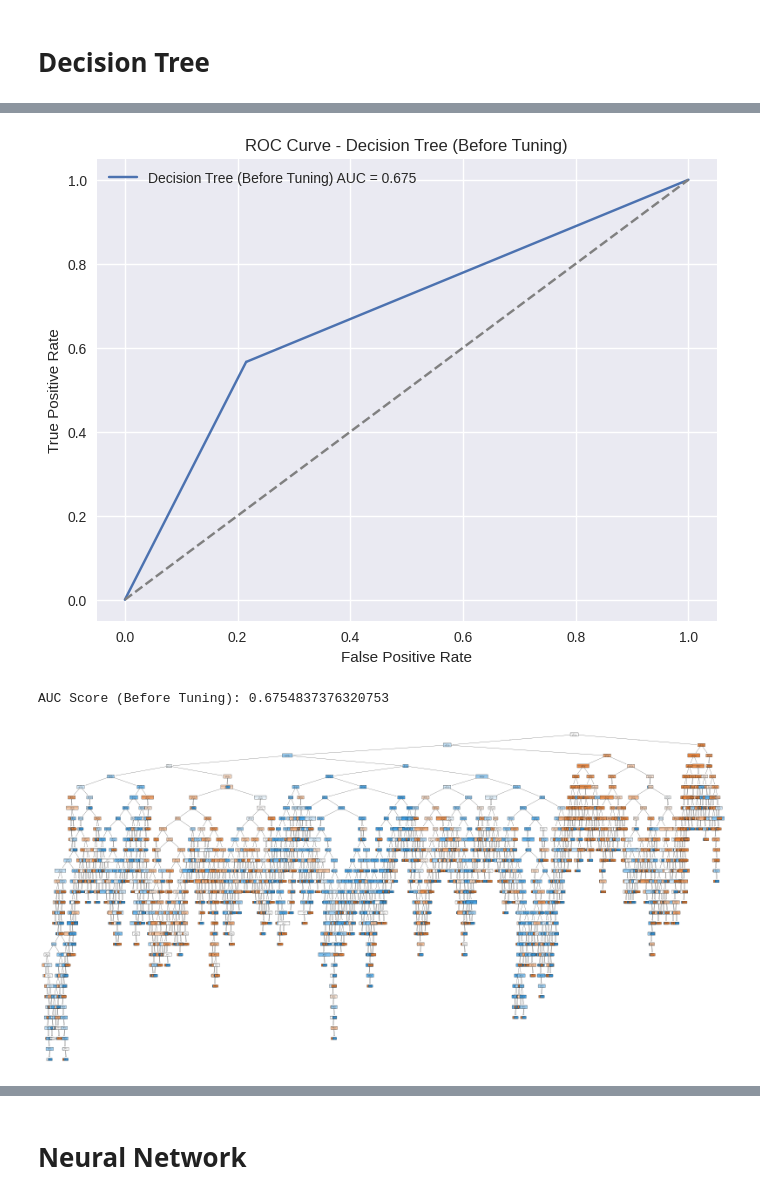
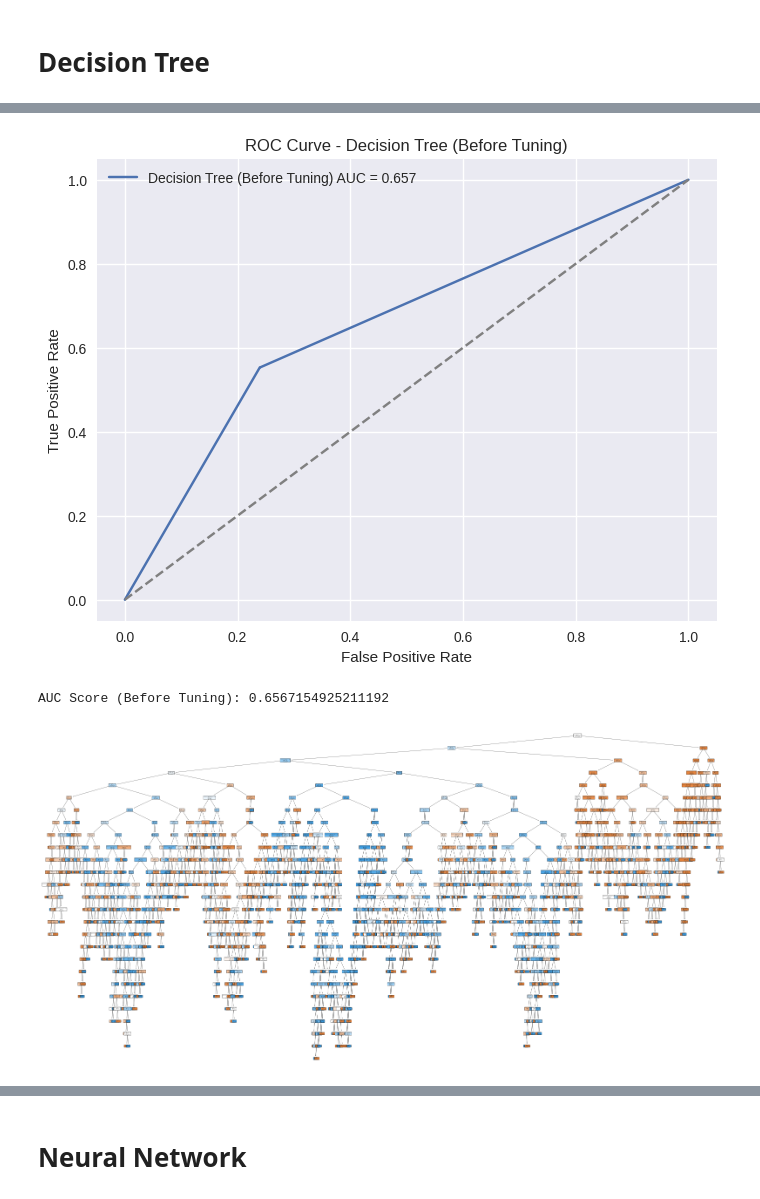
Before and after one commit to vicha1234/TelcoChurnPrediction, a Jupyter notebook: 2425610.ipynb, the cells around one changed output, grey strips where cells are left out. Drawn from its saved outputs; the diff is of its cells as text; code cells hidden in the pictures.

```diff
--- a/2425610.ipynb
+++ b/2425610.ipynb
@@ -425,6 +418,8 @@ MonthlyCharges      0
 TotalCharges        0
 Churn               0
 dtype: int64
+# %%
+df['Churn'] = df['Churn'].replace({'Yes': 1, 'No': 0})
 # %%
 df['TotalCharges'] = pd.to_numeric(df['TotalCharges'], errors='coerce')
 
@@ -528,5 +523,10 @@ X=df.drop('Churn',axis=1)
 y=df['Churn']
 
 #Train-test split
-X_train,X_test,y_train,y_test=train_test_split(X,y,test_size=0.2,random_state=42,stratify=y)
+X_train_val, X_test, y_train_val, y_test = train_test_split(
+    X, y, test_size=0.20, random_state=42, stratify=y
+)
+X_train, X_val, y_train, y_val = train_test_split(
+    X_train_val, y_train_val, test_size=0.25, random_state=42, stratify=y_train_val
+)
 # %%
@@ -588,6 +581,8 @@ plt.show()
 # **Decision Tree**
 # %%
 #Train decision tree
-dt_model=DecisionTreeClassifier(class_weight="balanced",random_state=42)
-dt_model.fit(X_train_resampled,y_train_resampled)
+#dt_model=DecisionTreeClassifier(class_weight="balanced",random_state=42)
+#dt_model.fit(X_train_resampled,y_train_resampled)
+dt = DecisionTreeClassifier(random_state=42)
+dt.fit(X_train_resampled,y_train_resampled)
 # %% [output]
@@ -643,17 +638,17 @@ def plot_roc_curve(model, X_test, y_test, model_name="Model"):
 
     return auc_score
 
-auc_before_dt = plot_roc_curve(dt_model, X_test, y_test, "Decision Tree (Before Tuning)")
+auc_before_dt = plot_roc_curve(dt, X_test, y_test, "Decision Tree (Before Tuning)")
 print("AUC Score (Before Tuning):", auc_before_dt)
 # %% [output]
-[figure, old version]
+[figure, new version]
-AUC Score (Before Tuning): 0.6754837376320753
+AUC Score (Before Tuning): 0.6567154925211192
 # %%
 plt.figure(figsize=(20,10))
-plot_tree(dt_model, feature_names=X.columns, class_names=['No Churn','Churn'], filled=True, rounded=True)
+plot_tree(dt, feature_names=X_train.columns, class_names=['No Churn','Churn'], filled=True, rounded=True)
 plt.show()
 # %% [output]
-[figure, old version]
+[figure, new version]
 # %%
 #Hyperparameter tuning
 param_grid = {
```
Also changed, not shown: parts of 44 cells of this notebook.
